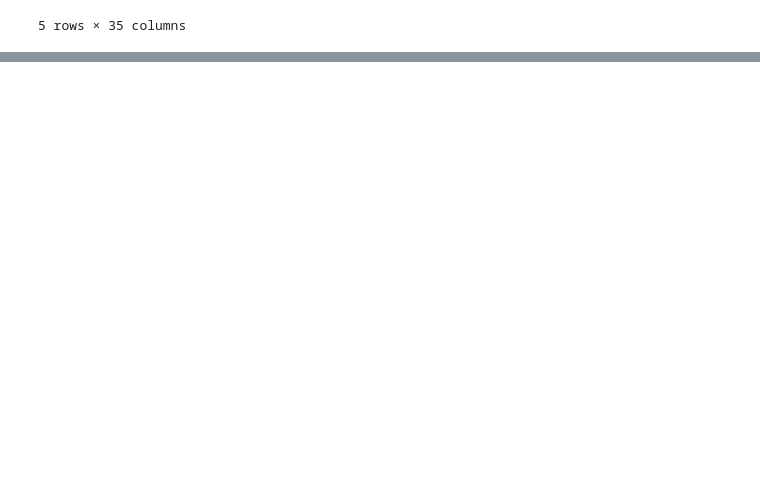
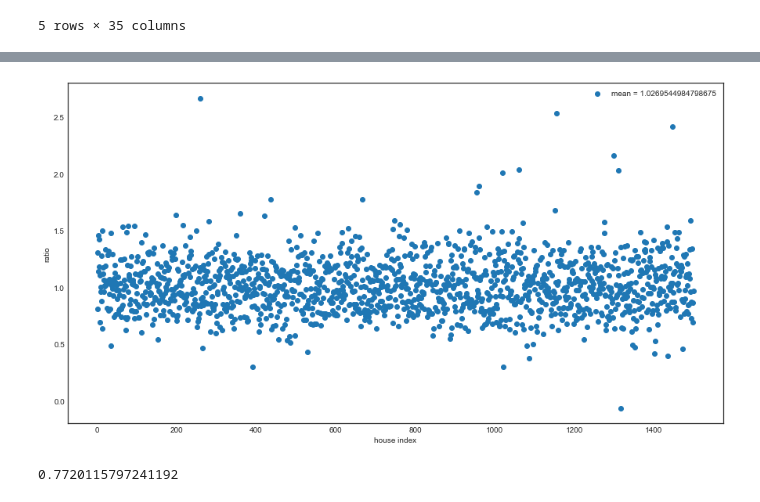
Before and after one commit to yashmehra028/math-435-project, a Jupyter notebook: math 435 code.ipynb, the cells around one changed output, grey strips where cells are left out. Saved outputs shown, nothing was run; the diff lists cells and outputs as text; code cells hidden in the pictures; blank space fills up the shorter version.

```diff
--- a/math 435 code.ipynb
+++ b/math 435 code.ipynb
@@ -41,0 +157,14 @@ df['Zip Code'] = temp
+# %%
+plt.figure(figsize=(15,8))
+plt.scatter(range(len(ratios))[0:1500],ratios[:1500],label=f'mean = {np.mean(ratios)}')
+plt.xlabel('house index')
+plt.ylabel('ratio')
+plt.legend()
+plt.savefig('ratio plot')
+plt.show()
+# %% [output]
+[figure, added]
+# %%
+r2_score(y_test,predictions)
+# %% [output]
+0.7720115797241192
```
Also changed, not shown: parts of 14 cells of this notebook.
